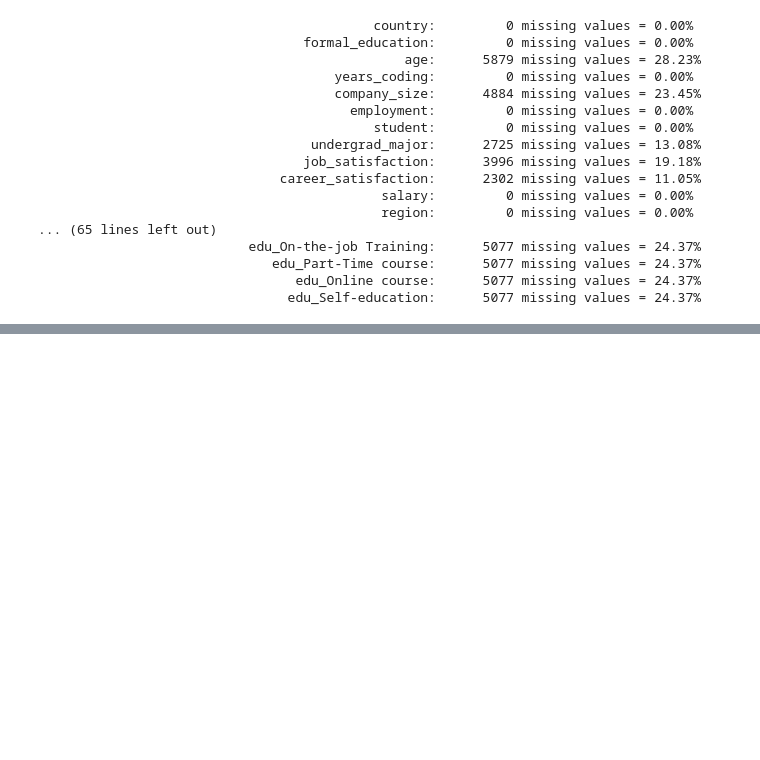
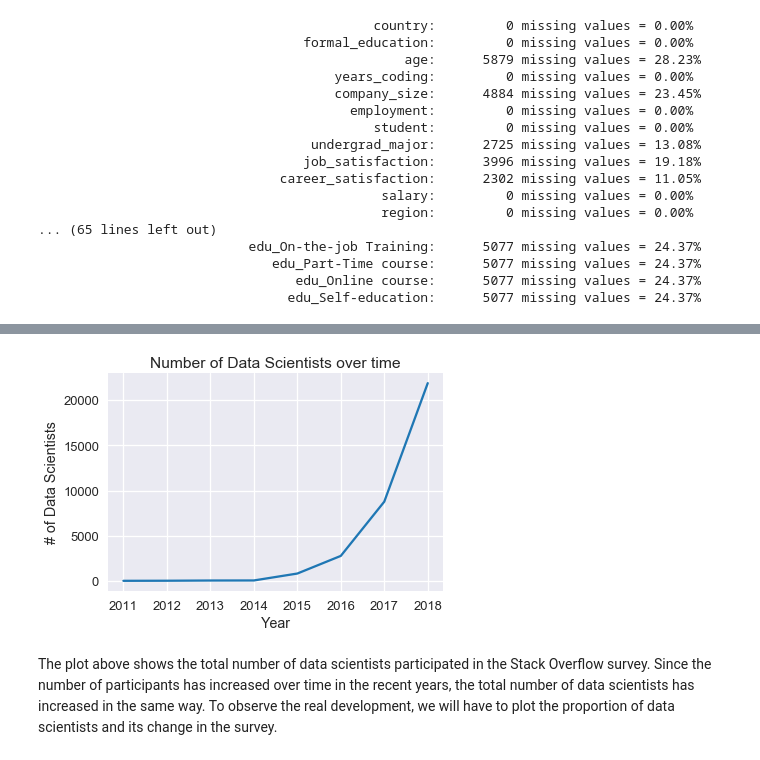
Before and after one commit to oliverkroening/Udacity_DSND_Project04, a Jupyter notebook: Data_Science_Europe.ipynb, the cells around one changed output, grey strips where cells are left out. Cells and saved outputs as stored; diff of their text form; code cells hidden in the pictures; blank space fills up the shorter version.

```diff
--- a/Data_Science_Europe.ipynb
+++ b/Data_Science_Europe.ipynb
@@ -1383,0 +1437,16 @@ In this section, we will tackle the business question from the beginning. Theref
+# %%
+# plot total number of data scientists in survey
+x = range(2011,2019)
+y = q1_df.groupby(['year'])['data_science']
+
+plt.plot(x,y.value_counts().loc[:,1])
+plt.grid(True)
+plt.xlabel('Year')
+plt.ylabel('# of Data Scientists')
+plt.title('Number of Data Scientists over time')
+plt.show()
+# %% [output]
+[figure, added]
+# %% [markdown]
+The plot above shows the total number of data scientists participated in the Stack Overflow survey. Since the number of participants has increased over time in the recent years, the total number of data scientists has increased in the same way.
+To observe the real development, we will have to plot the proportion of data scientists and its change in the survey.
```
Also changed, not shown: parts of 19 cells of this notebook.
